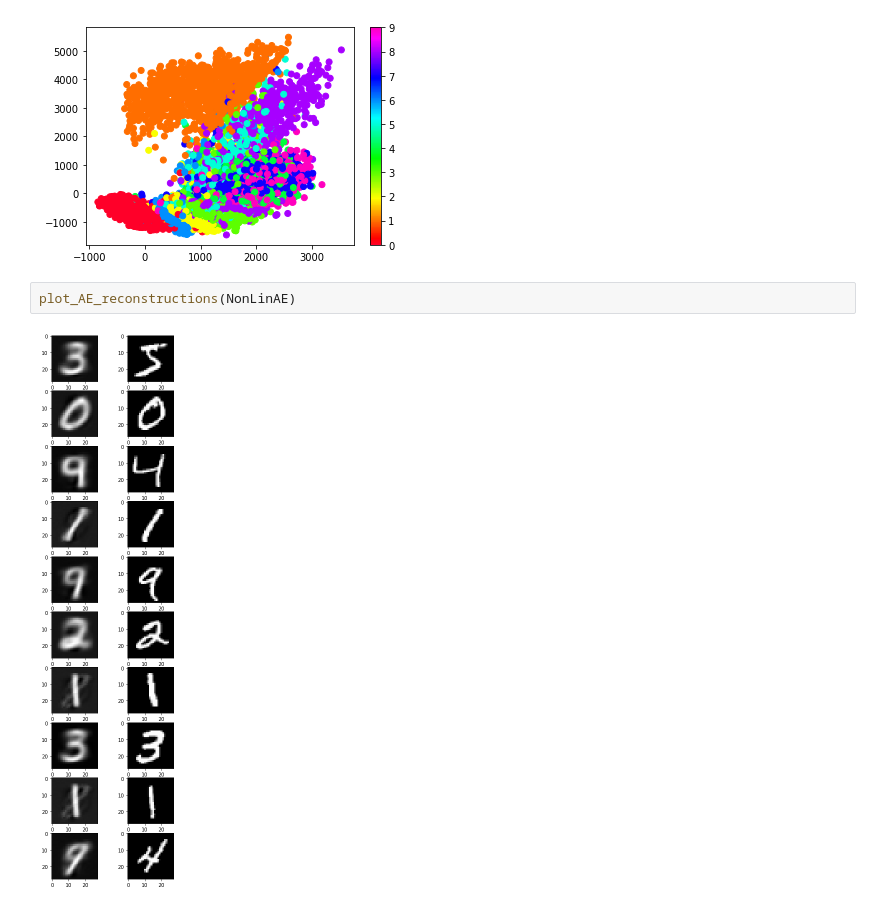
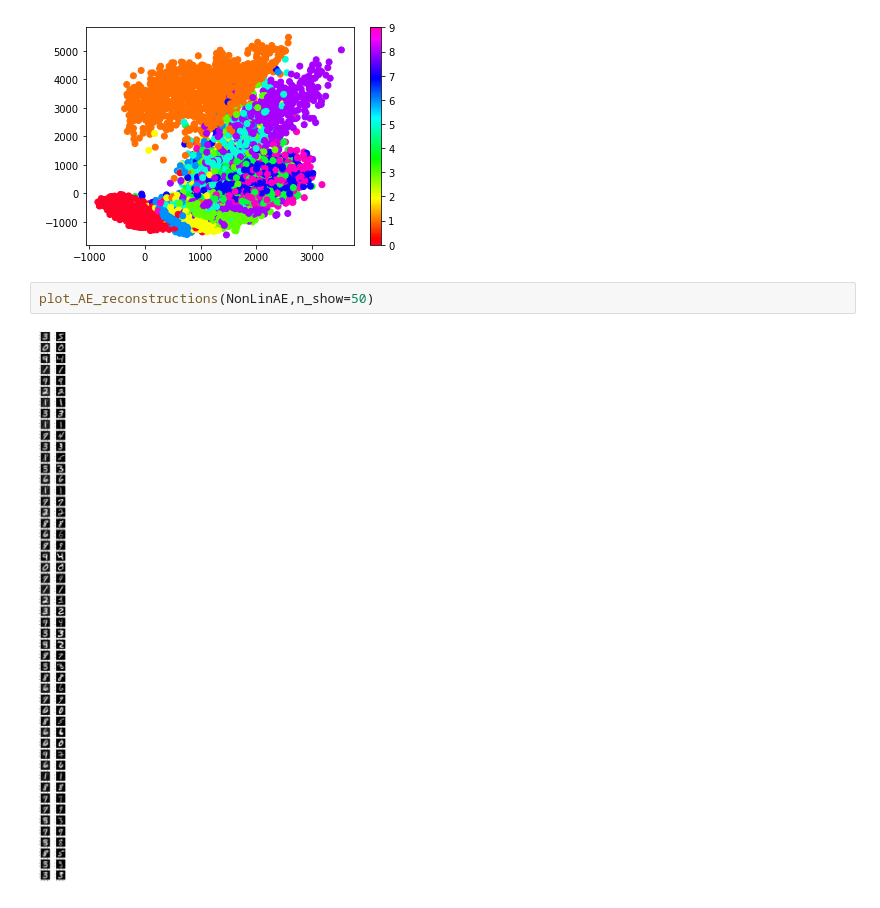
Before and after one commit to mcnica89/DATA6100, a Jupyter notebook: MNIST_example_NeuralNets_PCA.ipynb, the cells around one changed output. Saved outputs shown, nothing was run; the diff lists cells and outputs as text.

```diff
--- a/MNIST_example_NeuralNets_PCA.ipynb
+++ b/MNIST_example_NeuralNets_PCA.ipynb
@@ -487,6 +487,6 @@ plot_lowDimRep(batch_NonLinAE)
 # %% [output]
 [figure]
 # %%
-plot_AE_reconstructions(NonLinAE)
+plot_AE_reconstructions(NonLinAE,n_show=50)
 # %% [output]
-[figure, old version]
+[figure, new version]
```
